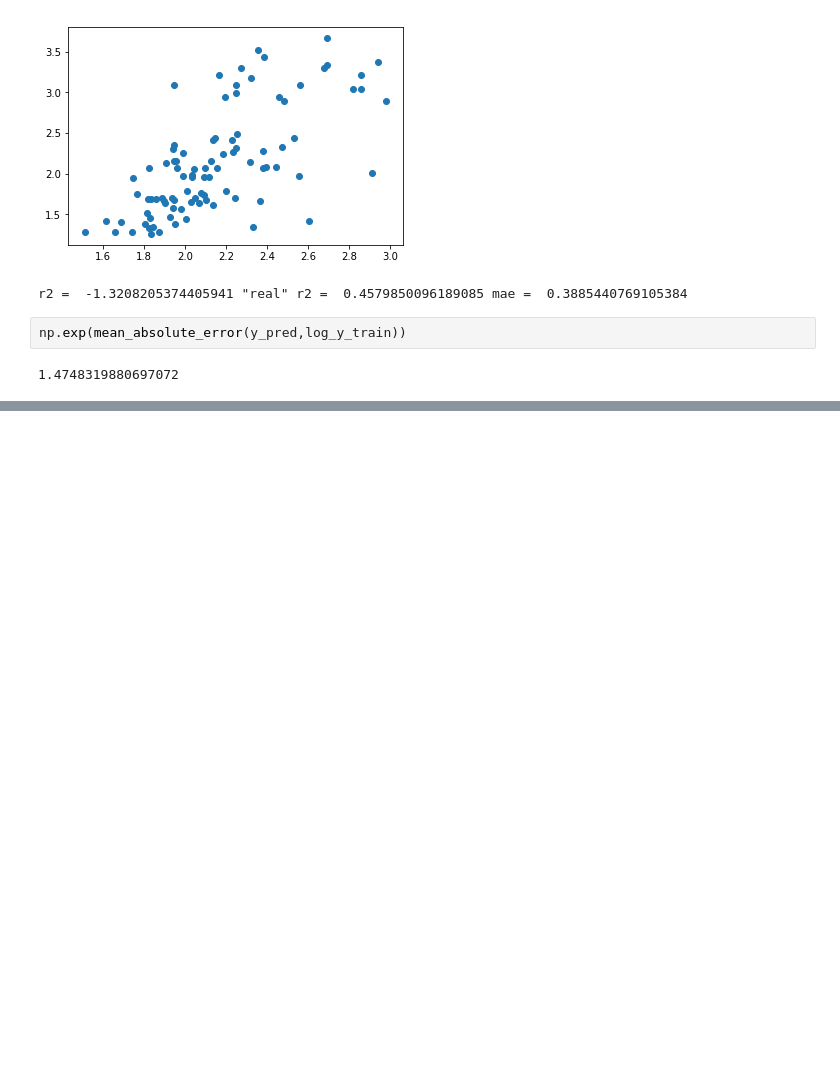
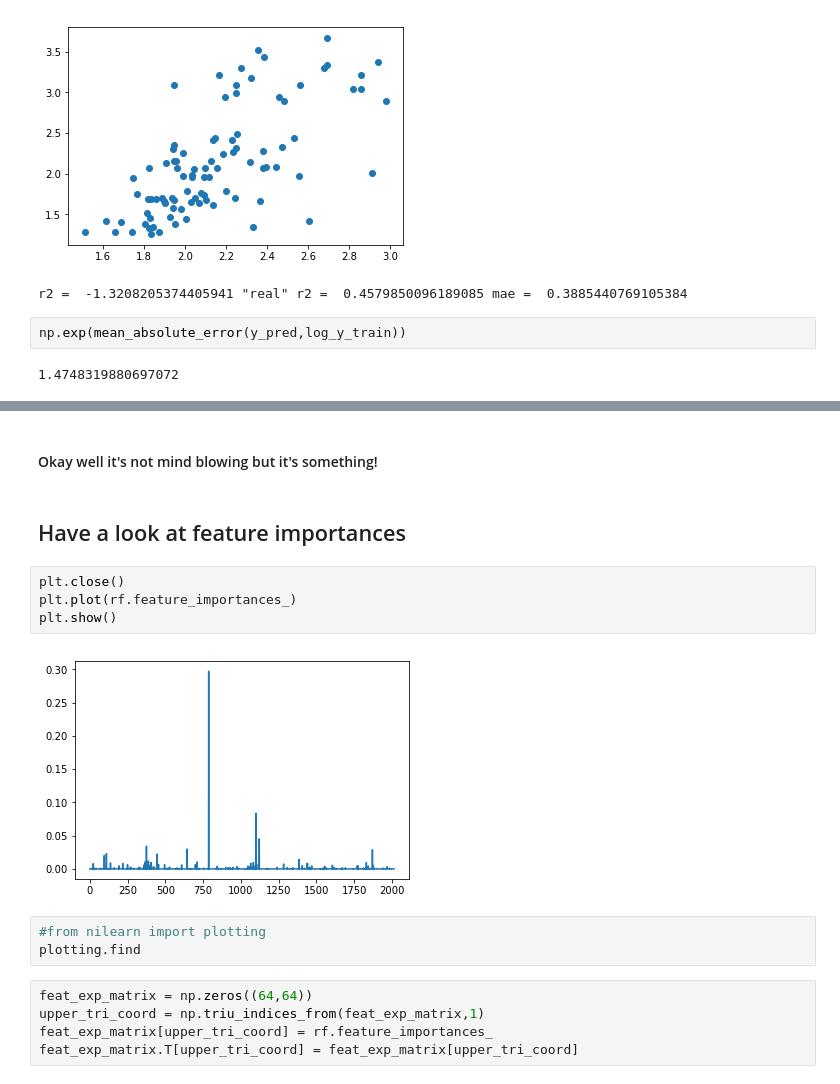
Before and after one commit to illdopejake/RS2018_Nilearn_tutorial, a Jupyter notebook: DeNovo_age_prediction.ipynb, the cells around one changed output, grey strips where cells are left out. Drawn from its saved outputs; the diff is of its cells as text; blank space fills up the shorter version.

```diff
--- a/DeNovo_age_prediction.ipynb
+++ b/DeNovo_age_prediction.ipynb
@@ -285,0 +320,18 @@ np.exp(mean_absolute_error(y_pred,log_y_train))
+# %% [markdown]
+#### Okay well it's not mind blowing but it's something!
+# %% [markdown]
+## Have a look at feature importances
+# %%
+plt.close()
+plt.plot(rf.feature_importances_)
+plt.show()
+# %% [output]
+[figure, added]
+# %%
+#from nilearn import plotting
+plotting.find
+# %%
+feat_exp_matrix = np.zeros((64,64))
+upper_tri_coord = np.triu_indices_from(feat_exp_matrix,1)
+feat_exp_matrix[upper_tri_coord] = rf.feature_importances_
+feat_exp_matrix.T[upper_tri_coord] = feat_exp_matrix[upper_tri_coord]
```
Also changed, not shown: parts of 23 cells of this notebook, 1 other file.
